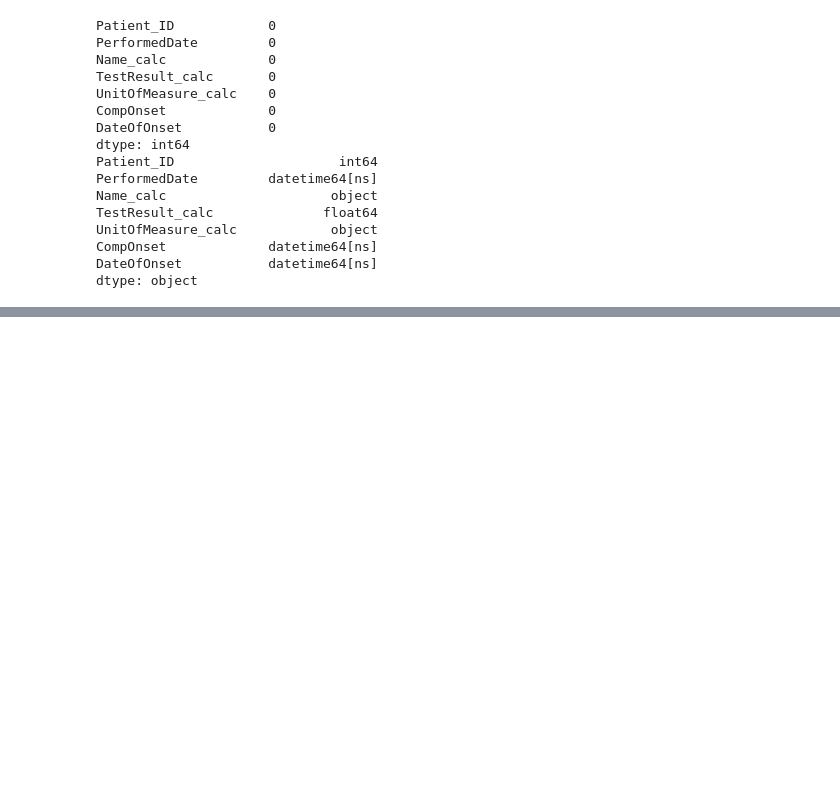
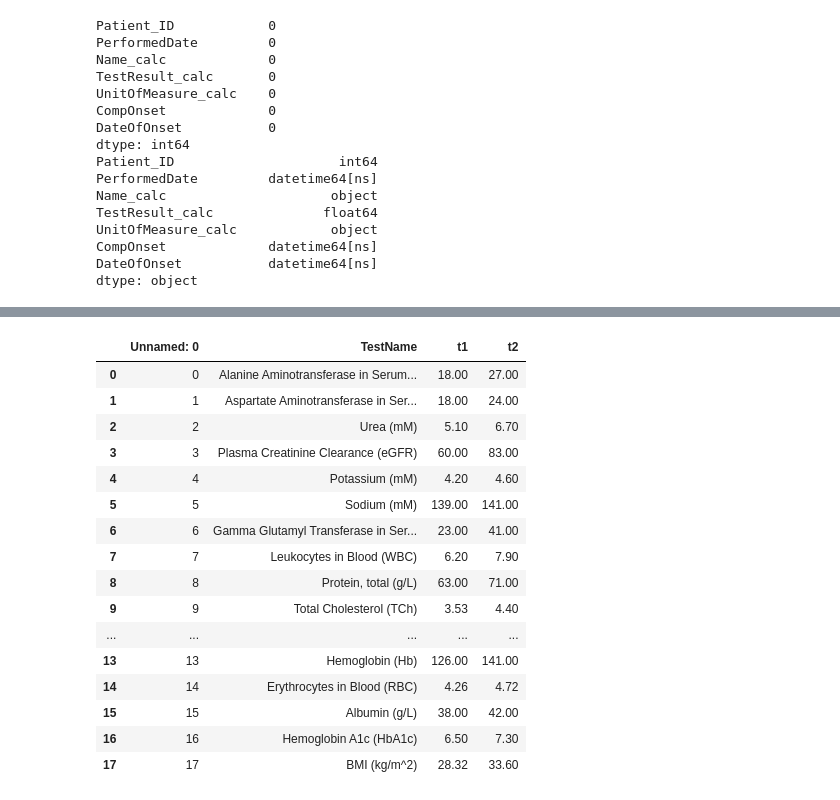
Before and after one commit to DavidHuang0621/DiabetesRiskPrediction, a Jupyter notebook: Lab & Exam Embedding.ipynb, the cells around one changed output, grey strips where cells are left out. Cells and saved outputs as stored; diff of their text form; code cells hidden in the pictures; blank space fills up the shorter version.

```diff
--- a/Lab & Exam Embedding.ipynb
+++ b/Lab & Exam Embedding.ipynb
@@ -175,2 +183,22 @@ len(Results.index)
 # %%
 turtiles = pd.read_csv('TestTurtiles.csv')
+# %%
+turtiles
+# %% [output]
+|  | Unnamed: 0 | TestName | t1 | t2 |
+| 0 | 0 | Alanine Aminotransferase in Serum... | 18.00 | 27.00 |
+| 1 | 1 | Aspartate Aminotransferase in Ser... | 18.00 | 24.00 |
+| 2 | 2 | Urea (mM) | 5.10 | 6.70 |
+| 3 | 3 | Plasma Creatinine Clearance (eGFR) | 60.00 | 83.00 |
+| 4 | 4 | Potassium (mM) | 4.20 | 4.60 |
+| 5 | 5 | Sodium (mM) | 139.00 | 141.00 |
+| 6 | 6 | Gamma Glutamyl Transferase in Ser... | 23.00 | 41.00 |
+| 7 | 7 | Leukocytes in Blood (WBC) | 6.20 | 7.90 |
+| 8 | 8 | Protein, total (g/L) | 63.00 | 71.00 |
+| 9 | 9 | Total Cholesterol (TCh) | 3.53 | 4.40 |
+| ... | ... | ... | ... | ... |
+| 13 | 13 | Hemoglobin (Hb) | 126.00 | 141.00 |
+| 14 | 14 | Erythrocytes in Blood (RBC) | 4.26 | 4.72 |
+| 15 | 15 | Albumin (g/L) | 38.00 | 42.00 |
+| 16 | 16 | Hemoglobin A1c (HbA1c) | 6.50 | 7.30 |
+| 17 | 17 | BMI (kg/m^2) | 28.32 | 33.60 |
```
Also changed, not shown: parts of 17 cells of this notebook.
